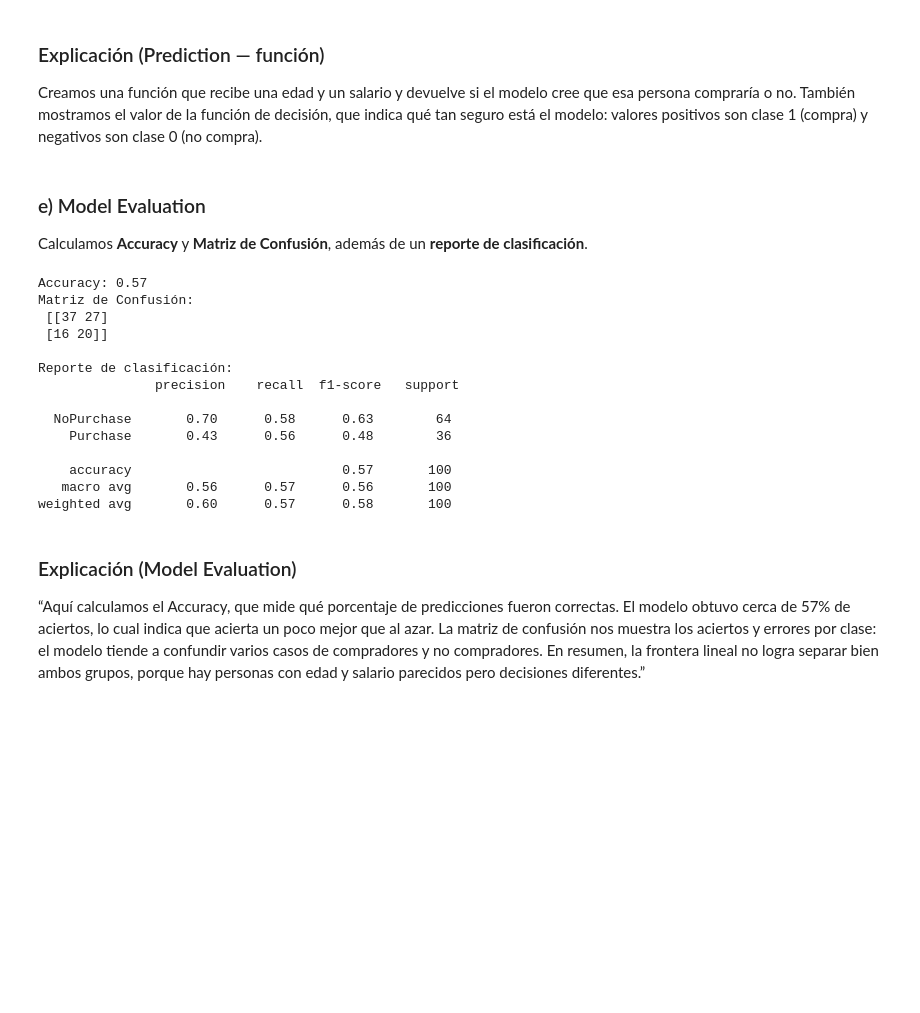
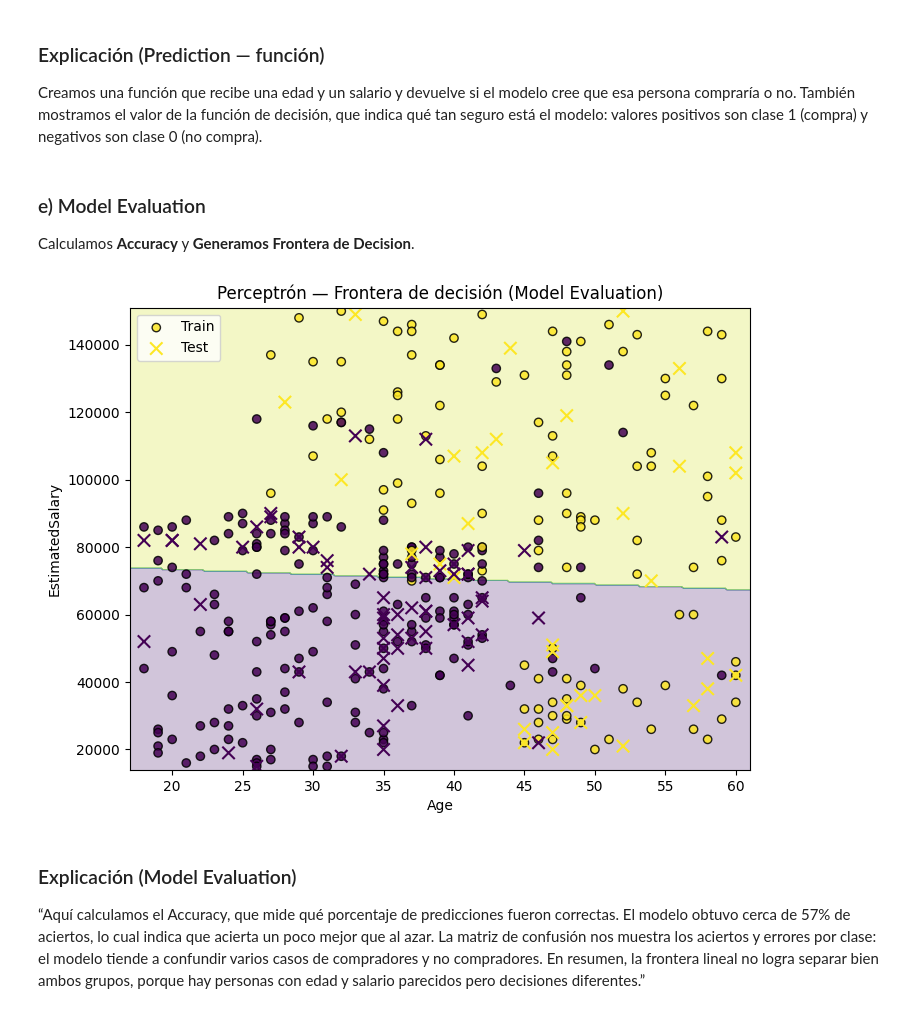
Before and after one commit to KevinShalom/Clasificiacion-Inteligente-de-Datos, a Jupyter notebook: Hands On 1/Hands_on_1_Percepton_Notebook_(Tutorial).ipynb, the cells around one changed output. Cells and saved outputs as stored; diff of their text form; code cells hidden in the pictures; blank space fills up the shorter version.

```diff
--- a/Hands On 1/Hands_on_1_Percepton_Notebook_(Tutorial).ipynb
+++ b/Hands On 1/Hands_on_1_Percepton_Notebook_(Tutorial).ipynb
@@ -131,30 +131,34 @@ También mostramos el valor de la función de decisión, que indica qué tan seg
 valores positivos son clase 1 (compra) y negativos son clase 0 (no compra).
 # %% [markdown]
 ### e) Model Evaluation
-Calculamos **Accuracy** y **Matriz de Confusión**, además de un **reporte de clasificación**.
+Calculamos **Accuracy** y **Generamos Frontera de Decision**.
-# %%
-from sklearn.metrics import accuracy_score, confusion_matrix, classification_report
-y_pred = perceptron_clf.predict(X_test)
-acc = accuracy_score(y_test, y_pred)
-cm = confusion_matrix(y_test, y_pred)
-print(f"Accuracy: {acc:.2f}")
-print("Matriz de Confusión:\n", cm)
-print("\nReporte de clasificación:\n", classification_report(y_test, y_pred, target_names=['NoPurchase','Purchase']))
-# %% [output]
-Accuracy: 0.57
-Matriz de Confusión:
- [[37 27]
- [16 20]]
-
-Reporte de clasificación:
-               precision    recall  f1-score   support
-
-  NoPurchase       0.70      0.58      0.63        64
-    Purchase       0.43      0.56      0.48        36
-
-    accuracy                           0.57       100
-   macro avg       0.56      0.57      0.56       100
-weighted avg       0.60      0.57      0.58       100
+# %%
+# Frontera de decisión del Perceptrón (Model Evaluation)
+import numpy as np
+import matplotlib.pyplot as plt
+
+# Generar malla en el espacio original (el Pipeline escalará internamente al predecir)
+x_min, x_max = X[:, 0].min() - 1, X[:, 0].max() + 1
+y_min, y_max = X[:, 1].min() - 1000, X[:, 1].max() + 1000  # rango amplio por salarios
+
+xx, yy = np.meshgrid(
+    np.linspace(x_min, x_max, 300),
+    np.linspace(y_min, y_max, 300)
+)
+grid = np.c_[xx.ravel(), yy.ravel()]
+Z = perceptron_clf.predict(grid).reshape(xx.shape)
+
+plt.figure(figsize=(8,6))
+plt.contourf(xx, yy, Z, alpha=0.25)  # no fijamos colores para compatibilidad
+plt.scatter(X_train[:, 0], X_train[:, 1], c=y_train, edgecolors='k', alpha=0.85, label='Train')
+plt.scatter(X_test[:, 0], X_test[:, 1], c=y_test, marker='x', s=80, label='Test')
+plt.xlabel('Age')
+plt.ylabel('EstimatedSalary')
+plt.title('Perceptrón — Frontera de decisión (Model Evaluation)')
+plt.legend()
+plt.show()
+# %% [output]
+[figure, added]
 # %% [markdown]
 ### Explicación (Model Evaluation)
 “Aquí calculamos el Accuracy, que mide qué porcentaje de predicciones fueron correctas.
```
